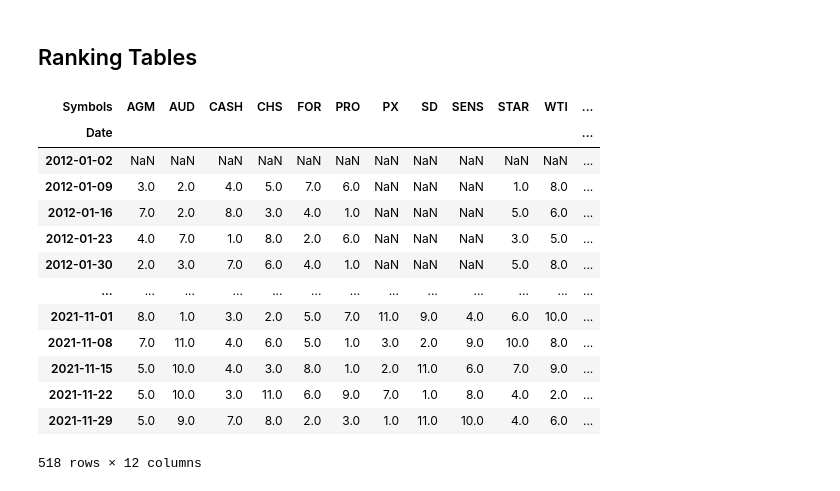
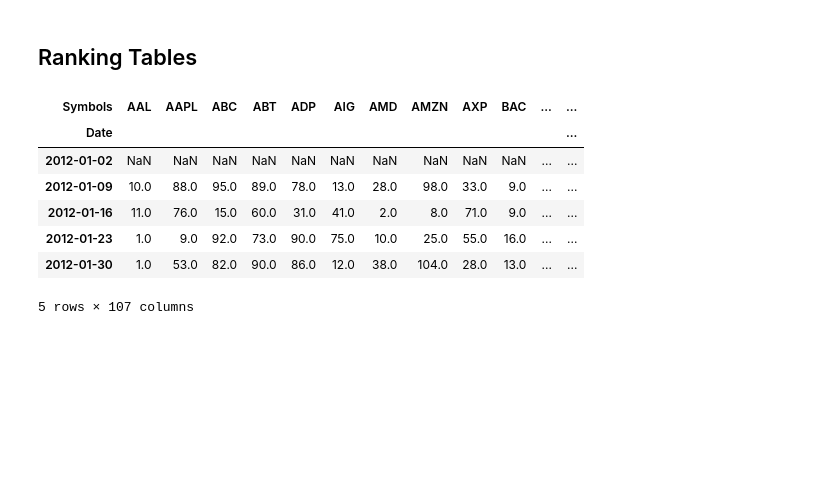
Before and after one commit to DaniloMendezR/master_thesis, a Jupyter notebook: Tables_creation.ipynb, the cells around one changed output. Drawn from its saved outputs; the diff is of its cells as text; code cells hidden in the pictures; blank space fills up the shorter version.

Commit message:
Add ranking tables

```diff
--- a/Tables_creation.ipynb
+++ b/Tables_creation.ipynb
@@ -166,22 +166,19 @@ small_log_ret.to_csv(os.path.join(PATH,'Tables','small_log_ret.csv')) #Store in
 # %%
 big_rankings = big_log_ret.rank(1, ascending=False, method='first')
 big_rankings.to_csv(os.path.join(PATH,'Tables','big_rankings.csv')) #Store in csv format in the 'Tables' folder
+
+#Same for Mid and Small-caps
 mid_rankings = mid_log_ret.rank(1, ascending=False, method='first')
-mi_rankings.to_csv(os.path.join(PATH,'Tables','big_rankings.csv')) #Store in csv format in the 'Tables' folder
+mid_rankings.to_csv(os.path.join(PATH,'Tables','mid_rankings.csv')) #Store in csv format in the 'Tables' folder
 small_rankings = small_log_ret.rank(1, ascending=False, method='first')
-small_rankings
+small_rankings.to_csv(os.path.join(PATH,'Tables','small_rankings.csv')) #Store in csv format in the 'Tables' folder
+big_rankings.head()
 # %% [output]
-| Symbols | AGM | AUD | CASH | CHS | FOR | PRO | PX | SD | SENS | STAR | WTI | ... |
+| Symbols | AAL | AAPL | ABC | ABT | ADP | AIG | AMD | AMZN | AXP | BAC | ... | ... |
 | Date |  |  |  |  |  |  |  |  |  |  |  | ... |
-| 2012-01-02 | NaN | NaN | NaN | NaN | NaN | NaN | NaN | NaN | NaN | NaN | NaN | ... |
-| 2012-01-09 | 3.0 | 2.0 | 4.0 | 5.0 | 7.0 | 6.0 | NaN | NaN | NaN | 1.0 | 8.0 | ... |
-| 2012-01-16 | 7.0 | 2.0 | 8.0 | 3.0 | 4.0 | 1.0 | NaN | NaN | NaN | 5.0 | 6.0 | ... |
-| 2012-01-23 | 4.0 | 7.0 | 1.0 | 8.0 | 2.0 | 6.0 | NaN | NaN | NaN | 3.0 | 5.0 | ... |
-| 2012-01-30 | 2.0 | 3.0 | 7.0 | 6.0 | 4.0 | 1.0 | NaN | NaN | NaN | 5.0 | 8.0 | ... |
-| ... | ... | ... | ... | ... | ... | ... | ... | ... | ... | ... | ... | ... |
-| 2021-11-01 | 8.0 | 1.0 | 3.0 | 2.0 | 5.0 | 7.0 | 11.0 | 9.0 | 4.0 | 6.0 | 10.0 | ... |
-| 2021-11-08 | 7.0 | 11.0 | 4.0 | 6.0 | 5.0 | 1.0 | 3.0 | 2.0 | 9.0 | 10.0 | 8.0 | ... |
-| 2021-11-15 | 5.0 | 10.0 | 4.0 | 3.0 | 8.0 | 1.0 | 2.0 | 11.0 | 6.0 | 7.0 | 9.0 | ... |
-| 2021-11-22 | 5.0 | 10.0 | 3.0 | 11.0 | 6.0 | 9.0 | 7.0 | 1.0 | 8.0 | 4.0 | 2.0 | ... |
-| 2021-11-29 | 5.0 | 9.0 | 7.0 | 8.0 | 2.0 | 3.0 | 1.0 | 11.0 | 10.0 | 4.0 | 6.0 | ... |
+| 2012-01-02 | NaN | NaN | NaN | NaN | NaN | NaN | NaN | NaN | NaN | NaN | ... | ... |
+| 2012-01-09 | 10.0 | 88.0 | 95.0 | 89.0 | 78.0 | 13.0 | 28.0 | 98.0 | 33.0 | 9.0 | ... | ... |
+| 2012-01-16 | 11.0 | 76.0 | 15.0 | 60.0 | 31.0 | 41.0 | 2.0 | 8.0 | 71.0 | 9.0 | ... | ... |
+| 2012-01-23 | 1.0 | 9.0 | 92.0 | 73.0 | 90.0 | 75.0 | 10.0 | 25.0 | 55.0 | 16.0 | ... | ... |
+| 2012-01-30 | 1.0 | 53.0 | 82.0 | 90.0 | 86.0 | 12.0 | 38.0 | 104.0 | 28.0 | 13.0 | ... | ... |
-518 rows × 12 columns
+5 rows × 107 columns
```
